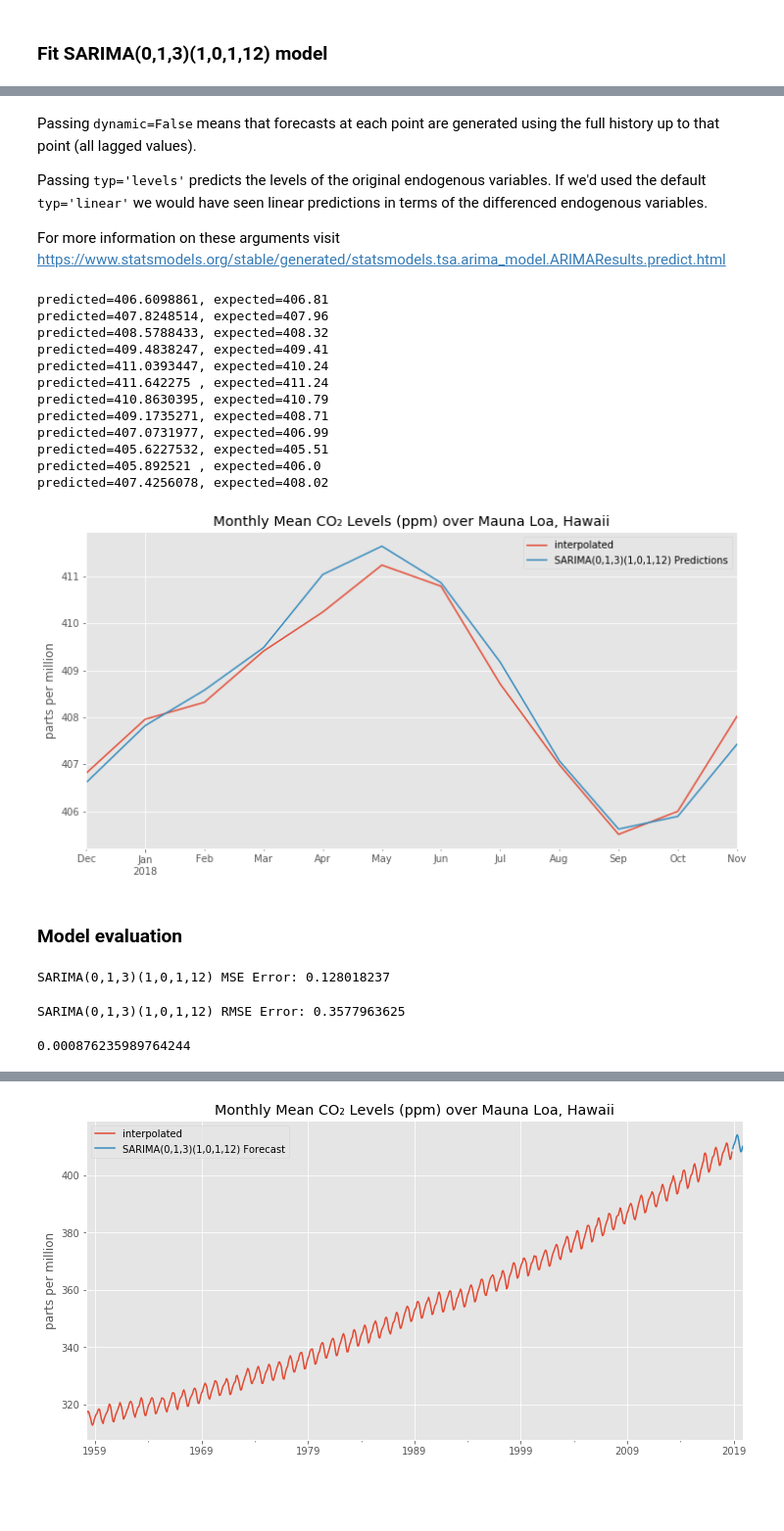
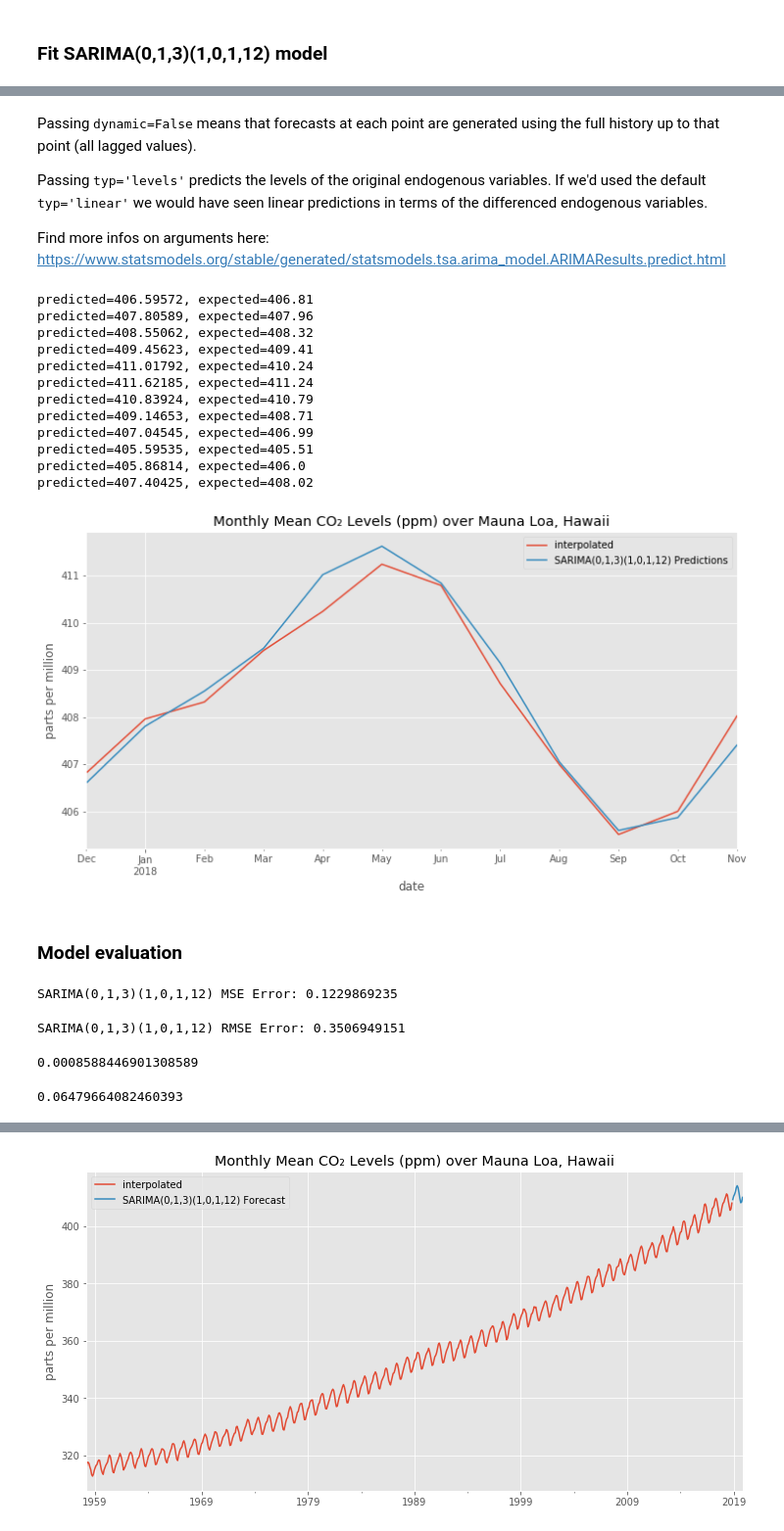
Before and after one commit to bkubsch/time_series, a Jupyter notebook: notebooks/09_classical_forecasting_SARIMA.ipynb, the cells around one changed output, grey strips where cells are left out. Shown: that part at 98% size. Saved outputs shown, nothing was run; the diff lists cells and outputs as text; code cells hidden in the pictures; blank space fills up the shorter version.

```diff
--- a/notebooks/08_classical_forecasting_SARIMA.ipynb
+++ b/notebooks/09_classical_forecasting_SARIMA.ipynb
@@ -133,7 +135,7 @@ test = df.iloc[717:]
 # %% [markdown]
 ### __Fit SARIMA(0,1,3)(1,0,1,12) model__
 # %%
-model = SARIMAX(train['interpolated'],order=(0,1,3),seasonal_order=(1,0,1,12))
+model = SARIMAX(train['interpolated'],order=(0,1,2),seasonal_order=(1,0,1,12))
 results = model.fit()
 results.summary()
 # %% [output]
@@ -168,39 +169,38 @@ Passing <tt>dynamic=False</tt> means that forecasts at each point are generated
 
 Passing <tt>typ='levels'</tt> predicts the levels of the original endogenous variables. If we'd used the default <tt>typ='linear'</tt> we would have seen linear predictions in terms of the differenced endogenous variables.
 
-For more information on these arguments visit https://www.statsmodels.org/stable/generated/statsmodels.tsa.arima_model.ARIMAResults.predict.html
+Find more infos on arguments here: https://www.statsmodels.org/stable/generated/statsmodels.tsa.arima_model.ARIMAResults.predict.html
 # %%
-# Compare predictions to expected values
+#compare predictions to actuals
 for i in range(len(predictions)):
-    print(f"predicted={predictions[i]:<11.10}, expected={test['interpolated'][i]}")
+    print(f"predicted={round(predictions[i],5)}, expected={test['interpolated'][i]}")
 # %% [output]
-predicted=406.6098861, expected=406.81
-predicted=407.8248514, expected=407.96
-predicted=408.5788433, expected=408.32
-predicted=409.4838247, expected=409.41
-predicted=411.0393447, expected=410.24
-predicted=411.642275 , expected=411.24
-predicted=410.8630395, expected=410.79
-predicted=409.1735271, expected=408.71
-predicted=407.0731977, expected=406.99
-predicted=405.6227532, expected=405.51
-predicted=405.892521 , expected=406.0
-predicted=407.4256078, expected=408.02
+predicted=406.59572, expected=406.81
+predicted=407.80589, expected=407.96
+predicted=408.55062, expected=408.32
+predicted=409.45623, expected=409.41
+predicted=411.01792, expected=410.24
+predicted=411.62185, expected=411.24
+predicted=410.83924, expected=410.79
+predicted=409.14653, expected=408.71
+predicted=407.04545, expected=406.99
+predicted=405.59535, expected=405.51
+predicted=405.86814, expected=406.0
+predicted=407.40425, expected=408.02
 # %%
 # Plot predictions vs actuals
 
 plt.style.use('ggplot')
 
 title = 'Monthly Mean CO₂ Levels (ppm) over Mauna Loa, Hawaii'
-ylabel='parts per million'
-xlabel=''
+ylabel='parts per million' #no xlabel needed
 
 ax = test['interpolated'].plot(legend=True,figsize=(12,6),title=title)
 predictions.plot(legend=True)
 ax.autoscale(axis='x',tight=True)
-ax.set(xlabel=xlabel, ylabel=ylabel);
+ax.set(ylabel=ylabel);
 # %% [output]
-[figure, old version]
+[figure, new version]
 # %% [markdown]
 ### __Model evaluation__
 # %%
@@ -209,16 +209,22 @@ from sklearn.metrics import mean_squared_error
 error = mean_squared_error(test['interpolated'], predictions)
 print(f'SARIMA(0,1,3)(1,0,1,12) MSE Error: {error:11.10}')
 # %% [output]
-SARIMA(0,1,3)(1,0,1,12) MSE Error: 0.128018237
+SARIMA(0,1,3)(1,0,1,12) MSE Error: 0.1229869235
 # %%
 from statsmodels.tools.eval_measures import rmse
 
 error = rmse(test['interpolated'], predictions)
 print(f'SARIMA(0,1,3)(1,0,1,12) RMSE Error: {error:11.10}')
 # %% [output]
-SARIMA(0,1,3)(1,0,1,12) RMSE Error: 0.3577963625
+SARIMA(0,1,3)(1,0,1,12) RMSE Error: 0.3506949151
 # %%
 error = error / test.interpolated.mean()
 error
 # %% [output]
-0.000876235989764244
+0.0008588446901308589
+# %%
+mape = (sum(abs((test['interpolated'] - predictions)\
+                /test['interpolated'])))*(100/len(test['interpolated']))
+mape
+# %% [output]
+0.06479664082460393
```
Also changed, not shown: parts of 12 cells of this notebook, 3 other files.
